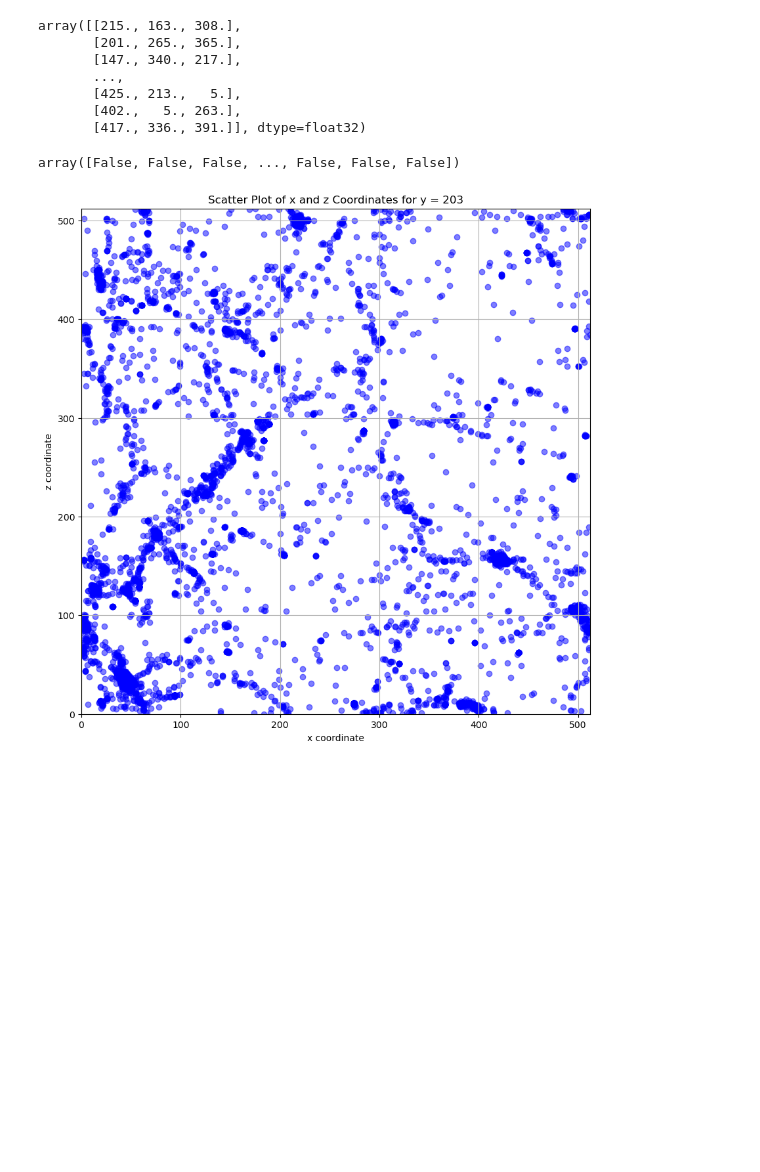
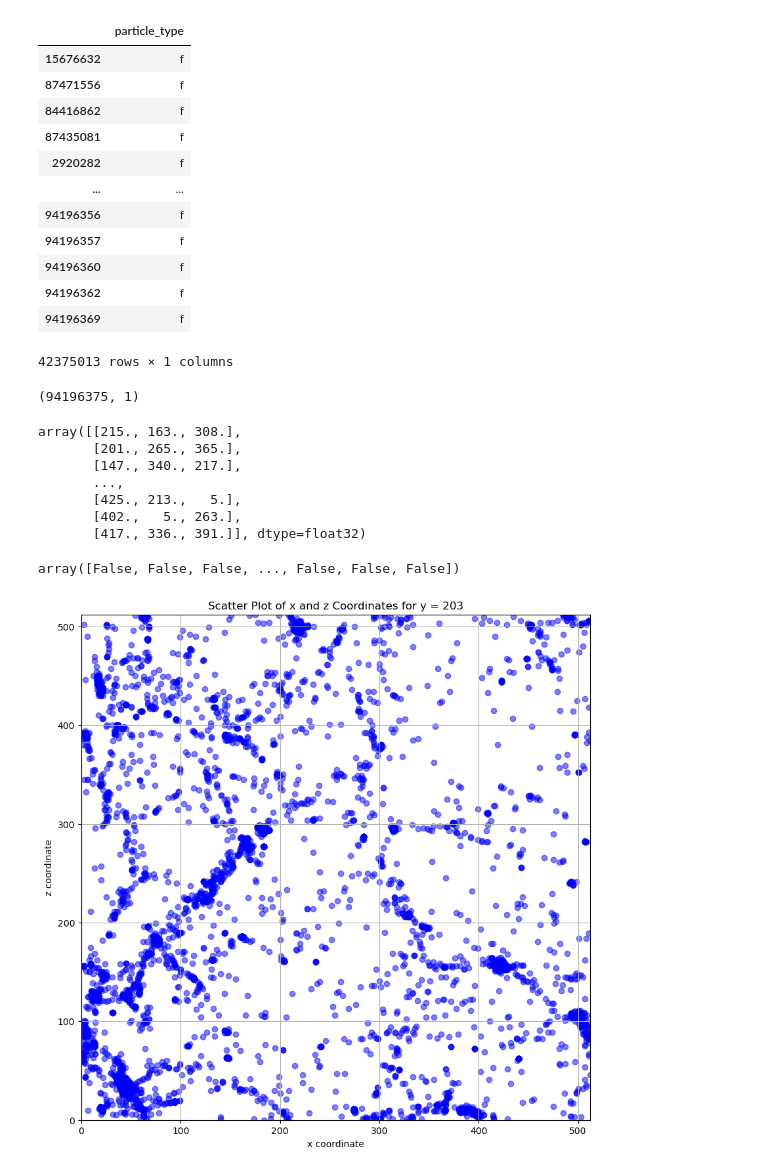
Before and after one commit to diodeamy/Thesis, a Jupyter notebook: code/get_morphological_IDs.ipynb, the cells around one changed output. Drawn from its saved outputs; the diff is of its cells as text; code cells hidden in the pictures; blank space fills up the shorter version.

Commit message:
created dataframe to store the particle IDs and their respective environment

```diff
--- a/code/get_morphological_IDs.ipynb
+++ b/code/get_morphological_IDs.ipynb
@@ -249,3 +174,5 @@ len(filaments)
 # %%
 with open('/Users/users/nastase/PROJECT/DATA/nexus_outputs/particle_selecta/particle_ids_133.pickle', 'rb') as handle:
     loaded_ids_dict = pickle.load(handle)
+# %%
+ids = loaded_ids_dict["il_data"]["ParticleIDs"]
@@ -251,0 +184,14 @@ with open('/Users/users/nastase/PROJECT/DATA/nexus_outputs/particle_selecta/part
+# %%
+def determine_particle_label(id_val, filaments, walls, nodes, voids):
+    if id_val in filaments:
+        return 'f'
+    elif id_val in walls:
+        return 'w'
+    elif id_val in nodes:
+        return 'n'
+    elif id_val in voids:
+        return 'v'
+    else:
+        return None  # In case the ID is not in any array
+# %%
+df = pd.DataFrame(index=ids)
@@ -251,0 +219,7 @@ with open('/Users/users/nastase/PROJECT/DATA/nexus_outputs/particle_selecta/part
+# %%
+df["particle_type"] = df.index.map(lambda x: determine_particle_label(x,
+                                                filament_ids_set,
+                                                walls_ids_set,
+                                                nodes_ids_set,
+                                                voids_ids_set)
+            )
@@ -252,3 +229,23 @@ with open('/Users/users/nastase/PROJECT/DATA/nexus_outputs/particle_selecta/part
+# %%
+df[df["particle_type"] == "f"]
+# %% [output]
+|  | particle_type |
+| 15676632 | f |
+| 87471556 | f |
+| 84416862 | f |
+| 87435081 | f |
+| 2920282 | f |
+| ... | ... |
+| 94196356 | f |
+| 94196357 | f |
+| 94196360 | f |
+| 94196362 | f |
+| 94196369 | f |
+42375013 rows × 1 columns
+# %%
+df.shape
+# %% [output]
+(94196375, 1)
 # %%
 filaments = loaded_ids_dict["filaments"]
 coords = loaded_ids_dict["il_data"]["Coordinates"]
```
Also changed, not shown: parts of 30 cells of this notebook.
